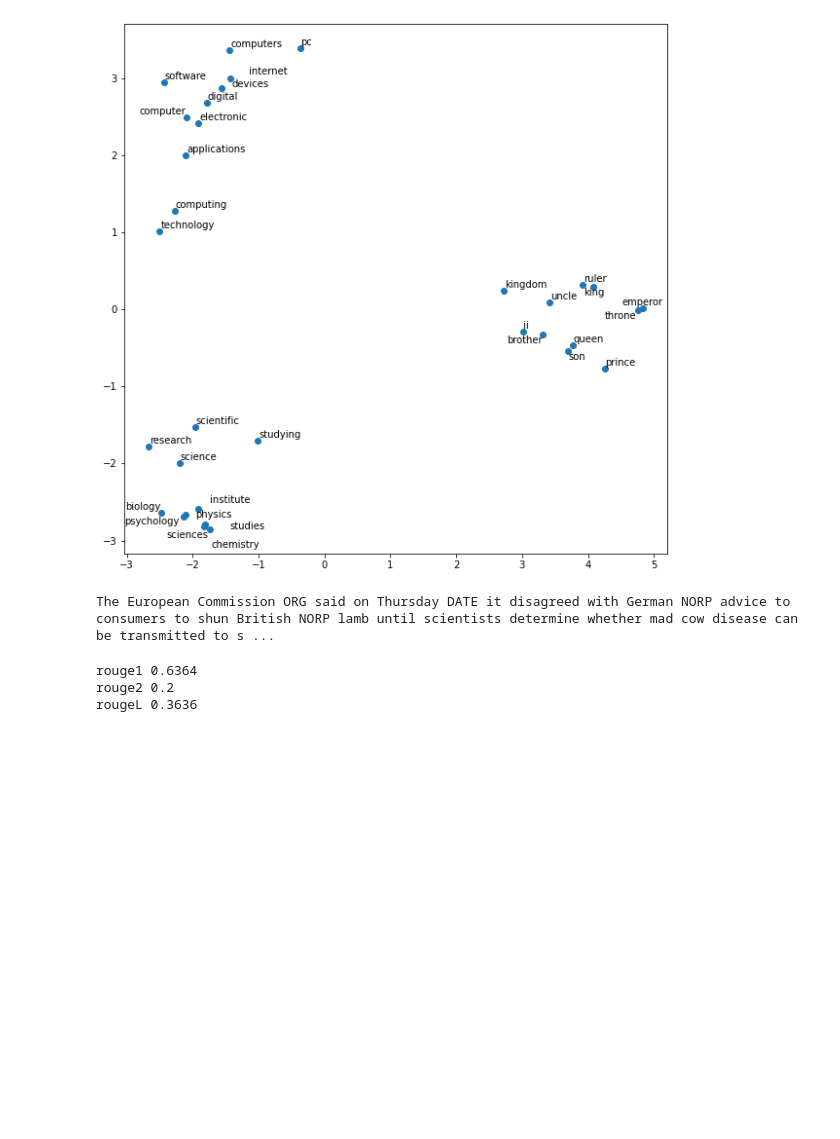
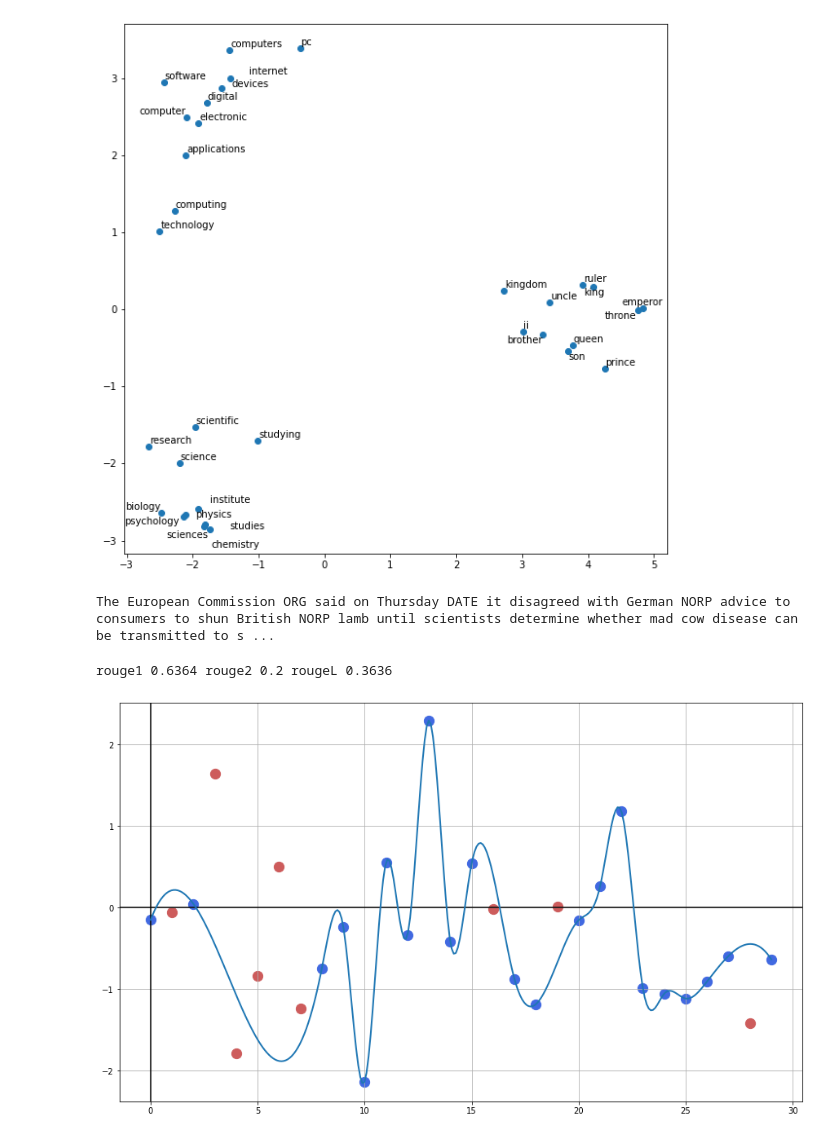
Before and after one commit to MikolajSoska/NewsOrganizer, a Jupyter notebook: notebooks/examples.ipynb, the cells around one changed output. Drawn from its saved outputs; the diff is of its cells as text; code cells hidden in the pictures; blank space fills up the shorter version.

Commit message:
Added plotting for overfitting example to notebook.

```diff
--- a/notebooks/examples.ipynb
+++ b/notebooks/examples.ipynb
@@ -102,8 +102,35 @@ prediction = 'Today in the zoo we are. Tomorrow cinema.'
 target = 'We are going to the zoo today, but tomorrow we will go the cinema.'
 scores = rouge.score(target, prediction)
 for score, values in scores.items():
-    print(score, round(values.fmeasure, 4))
+    print(score, round(values.fmeasure, 4), end=' ')
+print()
 # %% [output]
-rouge1 0.6364
-rouge2 0.2
-rougeL 0.3636
+rouge1 0.6364 rouge2 0.2 rougeL 0.3636
+# %%
+import numpy as np
+from sklearn.model_selection import train_test_split
+from scipy.interpolate import make_interp_spline, BSpline
+
+np.random.seed(2)
+points_x = np.arange(30)
+points_y = np.random.randn(30)
+train_x, test_x, train_y, test_y = train_test_split(points_x, points_y, train_size=0.7)
+train_x.sort()
+
+plt.figure(figsize=(15, 9))
+plt.grid(True, which='both')
+plt.axhline(y=0, color='k')
+plt.axvline(x=0, color='k')
+
+plt.scatter(train_x, train_y, c='royalblue', s=150)
+plt.scatter(test_x, test_y, c='indianred', s=150)
+
+x_plot = np.linspace(train_x.min(), train_x.max(), 300)
+spline = make_interp_spline(train_x, train_y, k=3)  # type: BSpline
+y_plot = spline(x_plot)
+plt.plot(x_plot, spline(x_plot), lw=2)
+
+plt.savefig('images/overfitting.png')
+plt.show()
+# %% [output]
+[figure, added]
```
Also changed, not shown: 1 other file.
